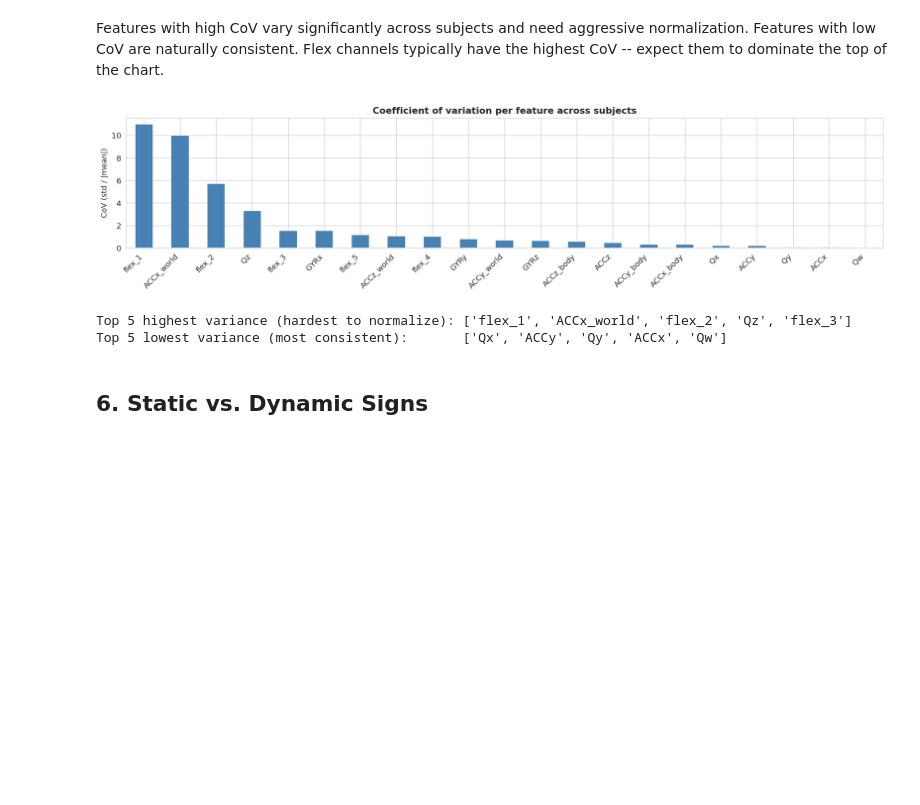
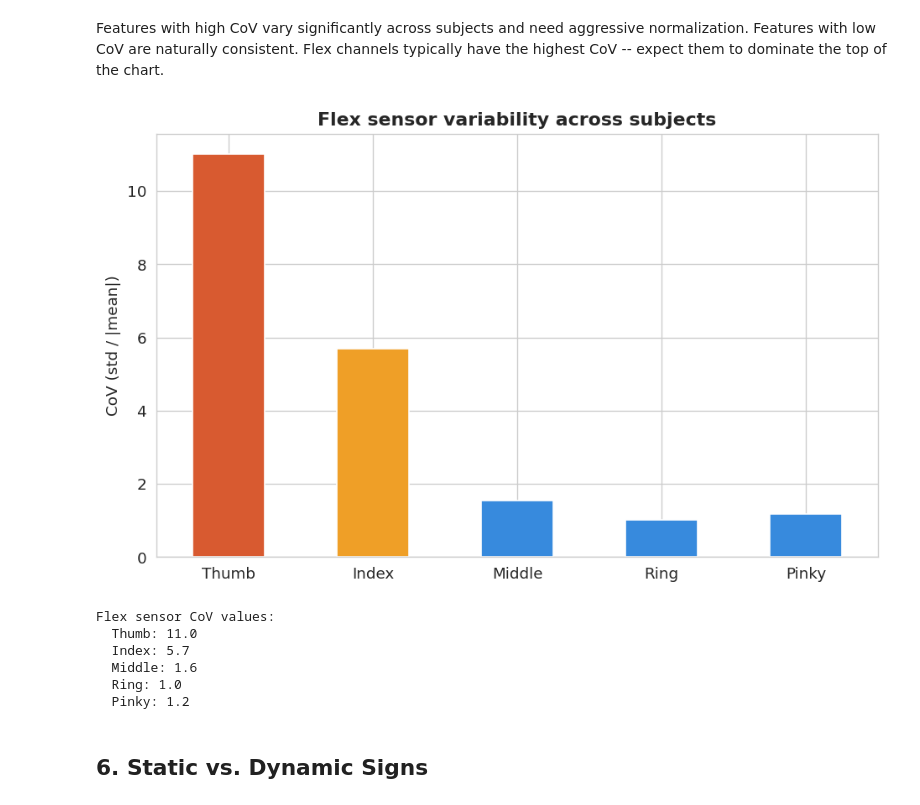
Before and after one commit to byteforcebuilds/ASL_Gloves_RV1, a Jupyter notebook: software/ml/notebooks/01_data_exploration.ipynb, the cells around one changed output. Cells and saved outputs as stored; diff of their text form; code cells hidden in the pictures; blank space fills up the shorter version.

Commit message:
updated graphics for presentation and report

```diff
--- a/software/ml/notebooks/01_data_exploration.ipynb
+++ b/software/ml/notebooks/01_data_exploration.ipynb
@@ -291,24 +298,40 @@ plt.show()
 Features with high CoV vary significantly across subjects and need aggressive normalization. Features with low CoV are naturally consistent. Flex channels typically have the highest CoV -- expect them to dominate the top of the chart.
 # %%
 # coefficient of variation (CoV) = std / mean -- measures how much each feature varies across subjects
+# high CoV means the feature reads differently per person and needs aggressive normalization
 cv = (df.groupby('subject')[FEATURE_COLS].mean().std() /
       df.groupby('subject')[FEATURE_COLS].mean().mean().abs()).sort_values(ascending=False)
-fig, ax = plt.subplots(figsize=(16, 4))
-cv.plot(kind='bar', ax=ax, color='steelblue', edgecolor='white')
-ax.set_title('Coefficient of variation per feature across subjects', fontweight='bold')
+# subset to flex sensors only with human-readable finger labels for presentation
+FLEX_LABELS = {
+    'flex_1': 'Thumb',
+    'flex_2': 'Index',
+    'flex_3': 'Middle',
+    'flex_4': 'Ring',
+    'flex_5': 'Pinky',
+}
+cv_flex = cv[FLEX_COLS].rename(index=FLEX_LABELS)
+# color bars by severity -- red for CoV >= 10, amber for >= 5, blue otherwise
+bar_colors = ['#D85A30' if v >= 10 else '#EF9F27' if v >= 5 else '#378ADD' for v in cv_flex.values]
+fig, ax = plt.subplots(figsize=(8, 5))
+cv_flex.plot(kind='bar', ax=ax, color=bar_colors, edgecolor='white')
+ax.set_title('Flex sensor variability across subjects', fontweight='bold')
 ax.set_ylabel('CoV (std / |mean|)')
-plt.xticks(rotation=45, ha='right')
+ax.set_xlabel('')
+plt.xticks(rotation=0)
 plt.tight_layout()
 plt.savefig('./proposal_figures/fig_cov_features.png', bbox_inches='tight', dpi=150)
 plt.show()
-# high CoV means the feature reads differently per person and needs aggressive normalization
-print('Top 5 highest variance (hardest to normalize):', cv.head().index.tolist())
-# low CoV means the feature is consistent and reliable across signers
-print('Top 5 lowest variance (most consistent):      ', cv.tail().index.tolist())
+print('Flex sensor CoV values:')
+for finger, val in cv_flex.items():
+    print(f'  {finger}: {val:.1f}')
 # %% [output]
-[figure, old version]
+[figure, new version]
-Top 5 highest variance (hardest to normalize): ['flex_1', 'ACCx_world', 'flex_2', 'Qz', 'flex_3']
-Top 5 lowest variance (most consistent):       ['Qx', 'ACCy', 'Qy', 'ACCx', 'Qw']
+Flex sensor CoV values:
+  Thumb: 11.0
+  Index: 5.7
+  Middle: 1.6
+  Ring: 1.0
+  Pinky: 1.2
 # %% [markdown]
 ## 6. Static vs. Dynamic Signs
 # %% [markdown]
```
Also changed, not shown: parts of 2 cells of this notebook.
